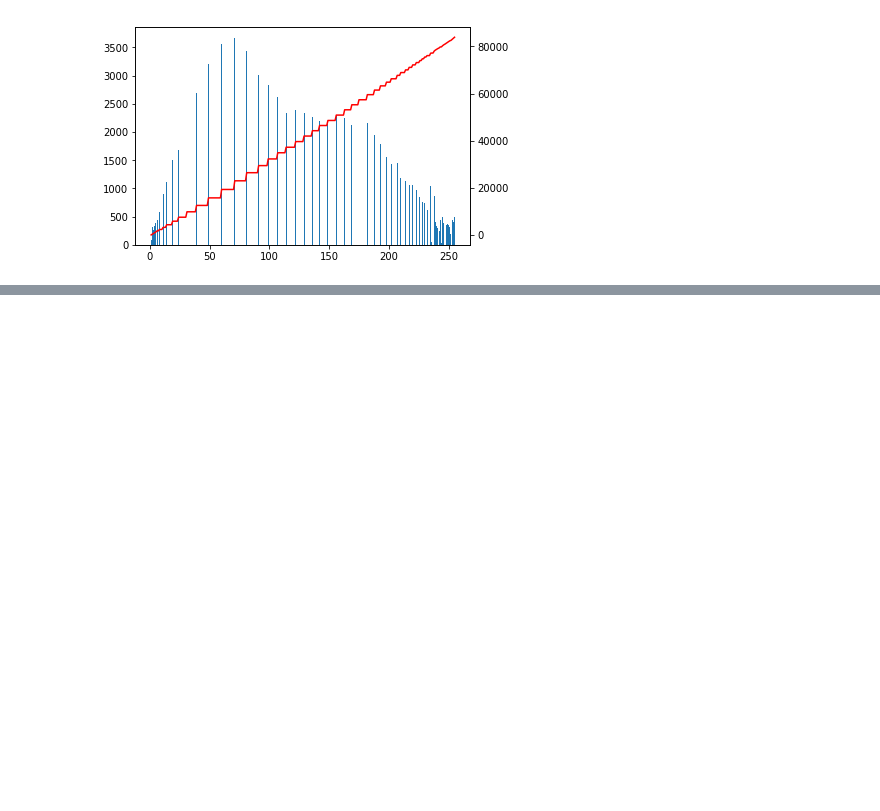
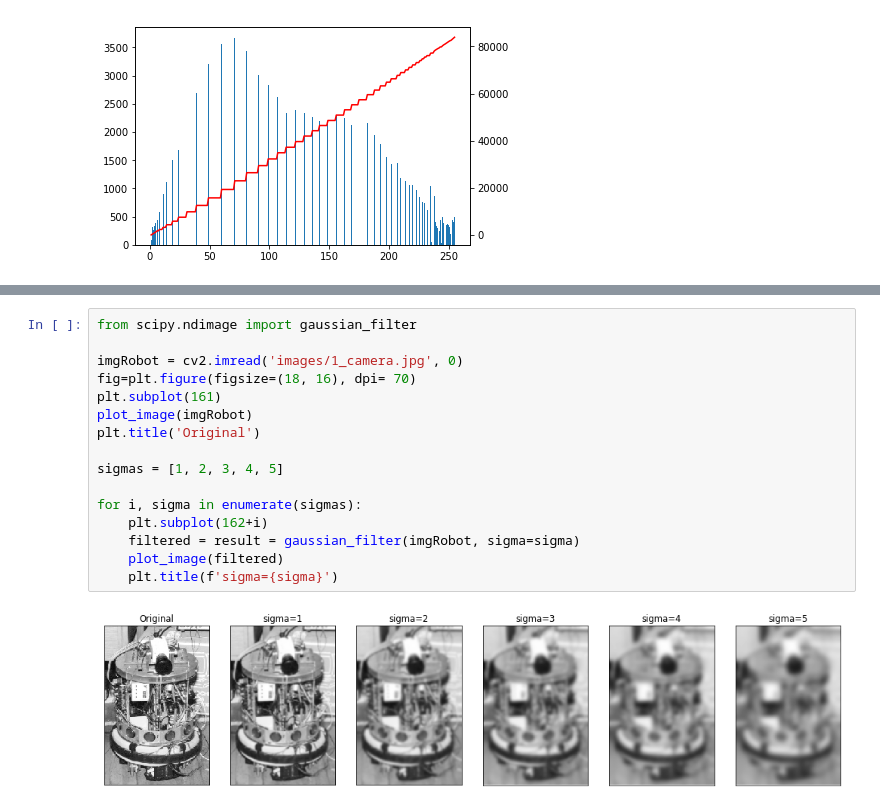
Before and after one commit to Smith2008/cstopics, a Jupyter notebook: assets/notebooks/vision_notebooks/01_Spatial_Domain.ipynb, the cells around one changed output, grey strips where cells are left out. Drawn from its saved outputs; the diff is of its cells as text; blank space fills up the shorter version.

```diff
--- a/assets/notebooks/vision_notebooks/01_Spatial_Domain.ipynb
+++ b/assets/notebooks/vision_notebooks/01_Spatial_Domain.ipynb
@@ -406,0 +464,18 @@ plot_image(imgFace1)
+# %%
+from scipy.ndimage import gaussian_filter
+
+imgRobot = cv2.imread('images/1_camera.jpg', 0)
+fig=plt.figure(figsize=(18, 16), dpi= 70)
+plt.subplot(161)
+plot_image(imgRobot)
+plt.title('Original')
+
+sigmas = [1, 2, 3, 4, 5]
+
+for i, sigma in enumerate(sigmas):
+    plt.subplot(162+i)
+    filtered = result = gaussian_filter(imgRobot, sigma=sigma)
+    plot_image(filtered)
+    plt.title(f'sigma={sigma}')
+# %% [output]
+[figure, added]
```
Also changed, not shown: parts of 12 cells of this notebook, 11 other files.
